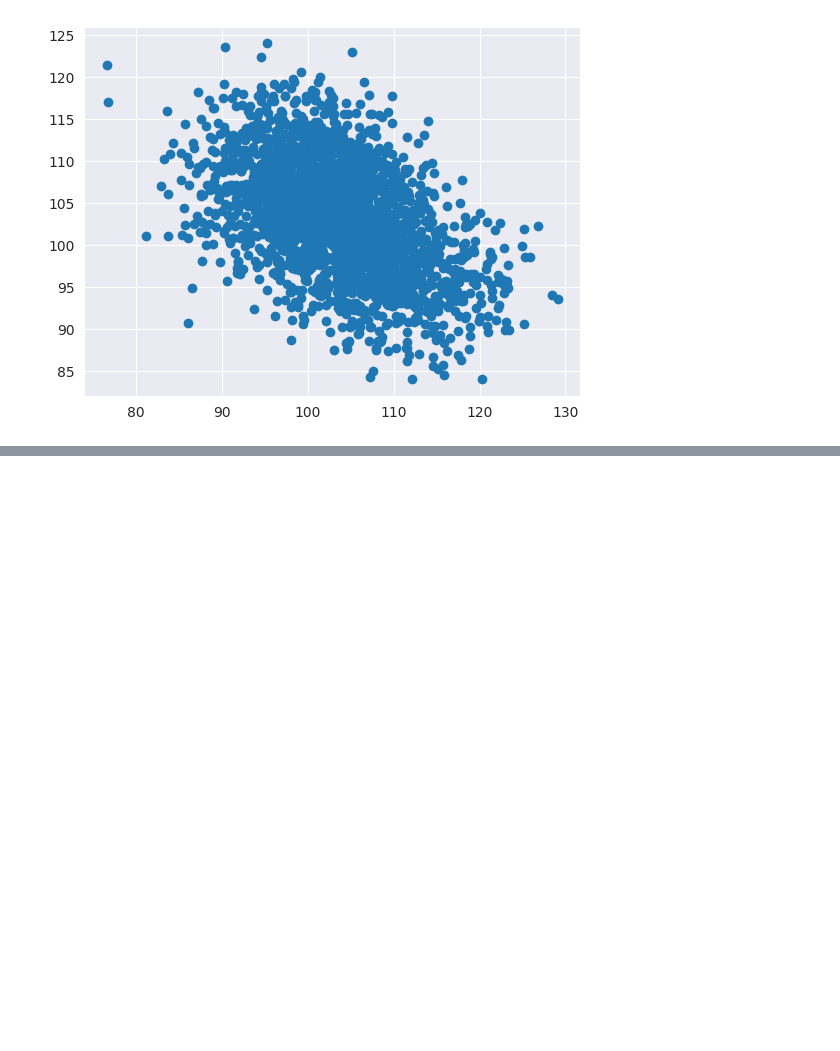
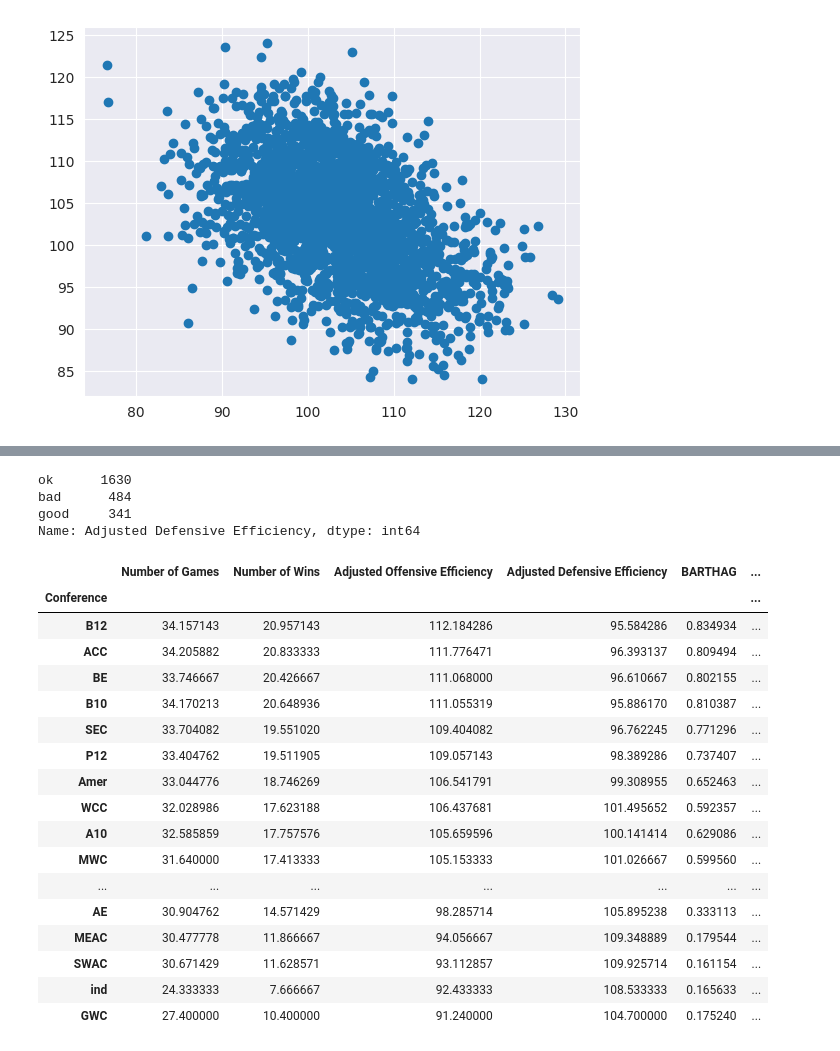
Before and after one commit to stvschmdt/ne_ds5230, a Jupyter notebook: week_2_example_eda_ka.ipynb, the cells around one changed output, grey strips where cells are left out. Cells and saved outputs as stored; diff of their text form; code cells hidden in the pictures; blank space fills up the shorter version.

```diff
--- a/week_2_example_eda_ka.ipynb
+++ b/week_2_example_eda_ka.ipynb
@@ -262,0 +297,28 @@ plt.show()
+# %%
+pd.cut(data['Adjusted Defensive Efficiency'], 3, labels=["bad", "ok", "good"]).value_counts()
+# %% [output]
+ok      1630
+bad      484
+good     341
+Name: Adjusted Defensive Efficiency, dtype: int64
+# %%
+data[['Conference'] + numerics].groupby('Conference').mean().sort_values(by='Adjusted Offensive Efficiency', ascending=False)
+# %% [output]
+|  | Number of Games | Number of Wins | Adjusted Offensive Efficiency | Adjusted Defensive Efficiency | BARTHAG | ... |
+| Conference |  |  |  |  |  | ... |
+| B12 | 34.157143 | 20.957143 | 112.184286 | 95.584286 | 0.834934 | ... |
+| ACC | 34.205882 | 20.833333 | 111.776471 | 96.393137 | 0.809494 | ... |
+| BE | 33.746667 | 20.426667 | 111.068000 | 96.610667 | 0.802155 | ... |
+| B10 | 34.170213 | 20.648936 | 111.055319 | 95.886170 | 0.810387 | ... |
+| SEC | 33.704082 | 19.551020 | 109.404082 | 96.762245 | 0.771296 | ... |
+| P12 | 33.404762 | 19.511905 | 109.057143 | 98.389286 | 0.737407 | ... |
+| Amer | 33.044776 | 18.746269 | 106.541791 | 99.308955 | 0.652463 | ... |
+| WCC | 32.028986 | 17.623188 | 106.437681 | 101.495652 | 0.592357 | ... |
+| A10 | 32.585859 | 17.757576 | 105.659596 | 100.141414 | 0.629086 | ... |
+| MWC | 31.640000 | 17.413333 | 105.153333 | 101.026667 | 0.599560 | ... |
+| ... | ... | ... | ... | ... | ... | ... |
+| AE | 30.904762 | 14.571429 | 98.285714 | 105.895238 | 0.333113 | ... |
+| MEAC | 30.477778 | 11.866667 | 94.056667 | 109.348889 | 0.179544 | ... |
+| SWAC | 30.671429 | 11.628571 | 93.112857 | 109.925714 | 0.161154 | ... |
+| ind | 24.333333 | 7.666667 | 92.433333 | 108.533333 | 0.165633 | ... |
+| GWC | 27.400000 | 10.400000 | 91.240000 | 104.700000 | 0.175240 | ... |
```
Also changed, not shown: parts of 21 cells of this notebook.
